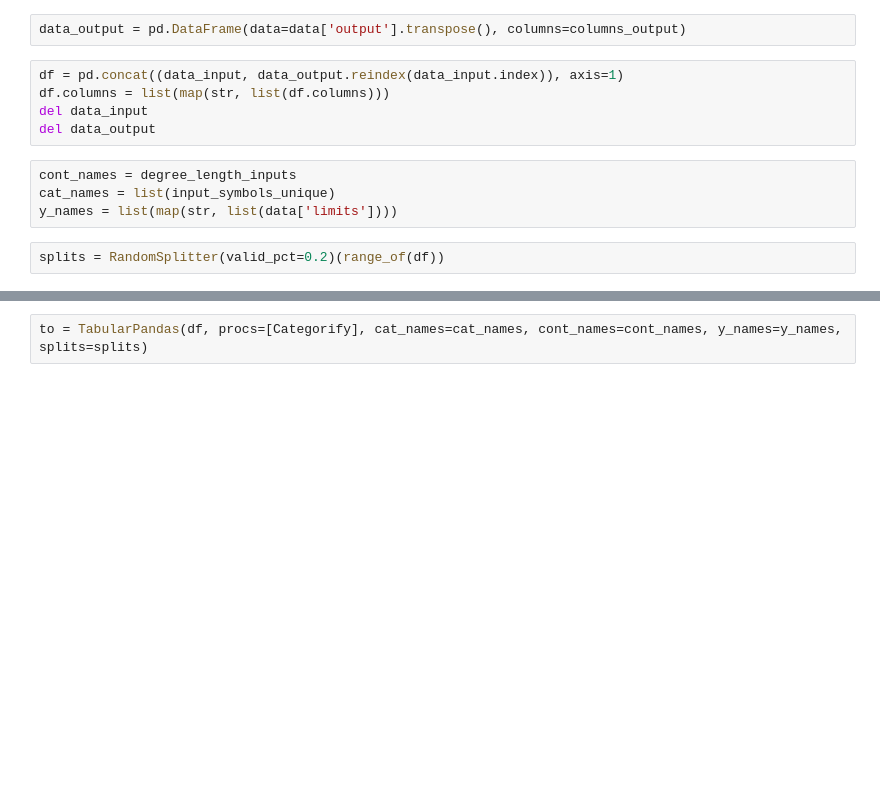
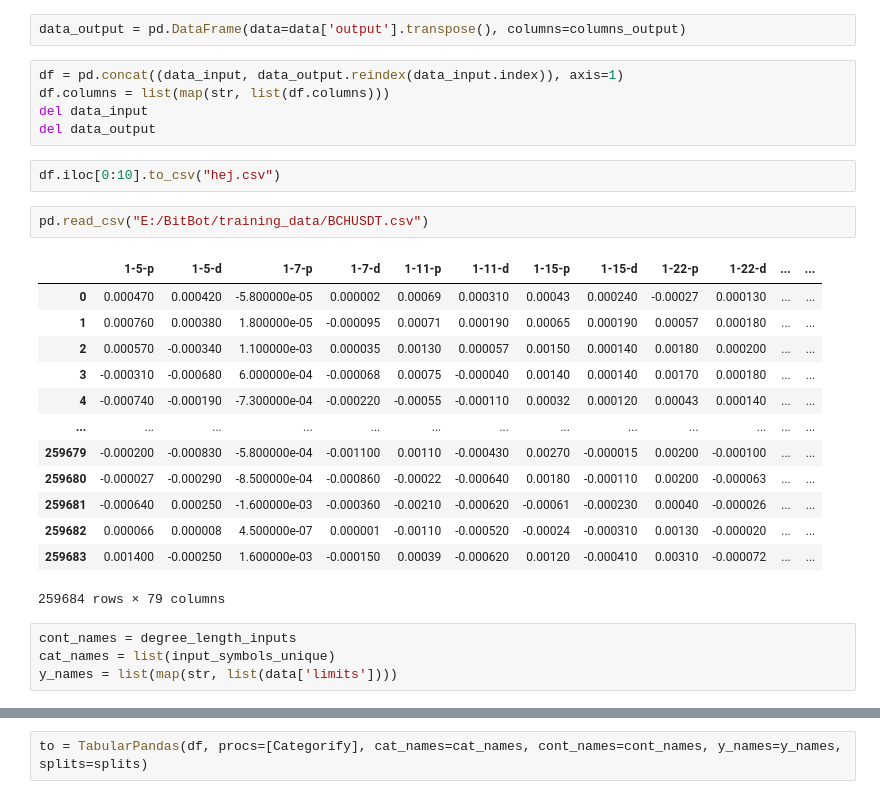
Before and after one commit to strombom/puffin-trader, a Jupyter notebook: BitNet/learn.ipynb, the cells around one changed output, grey strips where cells are left out. Saved outputs shown, nothing was run; the diff lists cells and outputs as text; blank space fills up the shorter version.

```diff
--- a/BitNet/learn.ipynb
+++ b/BitNet/learn.ipynb
@@ -46,14 +46,30 @@ len(input_symbols_unique), input_symbols_unique
   'XRPUSDT'})
 # %%
 data_output = pd.DataFrame(data=data['output'].transpose(), columns=columns_output)
-# %%
-df = pd.concat((data_input, data_output.reindex(data_input.index)), axis=1)
-df.columns = list(map(str, list(df.columns)))
-del data_input
-del data_output
+# %%
+df = pd.concat((data_input, data_output.reindex(data_input.index)), axis=1)
+df.columns = list(map(str, list(df.columns)))
+del data_input
+del data_output
+# %%
+df.iloc[0:10].to_csv("hej.csv")
+# %%
+pd.read_csv("E:/BitBot/training_data/BCHUSDT.csv")
+# %% [output]
+|  | 1-5-p | 1-5-d | 1-7-p | 1-7-d | 1-11-p | 1-11-d | 1-15-p | 1-15-d | 1-22-p | 1-22-d | ... | ... |
+| 0 | 0.000470 | 0.000420 | -5.800000e-05 | 0.000002 | 0.00069 | 0.000310 | 0.00043 | 0.000240 | -0.00027 | 0.000130 | ... | ... |
+| 1 | 0.000760 | 0.000380 | 1.800000e-05 | -0.000095 | 0.00071 | 0.000190 | 0.00065 | 0.000190 | 0.00057 | 0.000180 | ... | ... |
+| 2 | 0.000570 | -0.000340 | 1.100000e-03 | 0.000035 | 0.00130 | 0.000057 | 0.00150 | 0.000140 | 0.00180 | 0.000200 | ... | ... |
+| 3 | -0.000310 | -0.000680 | 6.000000e-04 | -0.000068 | 0.00075 | -0.000040 | 0.00140 | 0.000140 | 0.00170 | 0.000180 | ... | ... |
+| 4 | -0.000740 | -0.000190 | -7.300000e-04 | -0.000220 | -0.00055 | -0.000110 | 0.00032 | 0.000120 | 0.00043 | 0.000140 | ... | ... |
+| ... | ... | ... | ... | ... | ... | ... | ... | ... | ... | ... | ... | ... |
+| 259679 | -0.000200 | -0.000830 | -5.800000e-04 | -0.001100 | 0.00110 | -0.000430 | 0.00270 | -0.000015 | 0.00200 | -0.000100 | ... | ... |
+| 259680 | -0.000027 | -0.000290 | -8.500000e-04 | -0.000860 | -0.00022 | -0.000640 | 0.00180 | -0.000110 | 0.00200 | -0.000063 | ... | ... |
+| 259681 | -0.000640 | 0.000250 | -1.600000e-03 | -0.000360 | -0.00210 | -0.000620 | -0.00061 | -0.000230 | 0.00040 | -0.000026 | ... | ... |
+| 259682 | 0.000066 | 0.000008 | 4.500000e-07 | 0.000001 | -0.00110 | -0.000520 | -0.00024 | -0.000310 | 0.00130 | -0.000020 | ... | ... |
+| 259683 | 0.001400 | -0.000250 | 1.600000e-03 | -0.000150 | 0.00039 | -0.000620 | 0.00120 | -0.000410 | 0.00310 | -0.000072 | ... | ... |
+259684 rows × 79 columns
 # %%
 cont_names = degree_length_inputs
 cat_names = list(input_symbols_unique)
 y_names = list(map(str, list(data['limits'])))
-# %%
-splits = RandomSplitter(valid_pct=0.2)(range_of(df))
```
Also changed, not shown: parts of 10 cells of this notebook, 20 other files.
